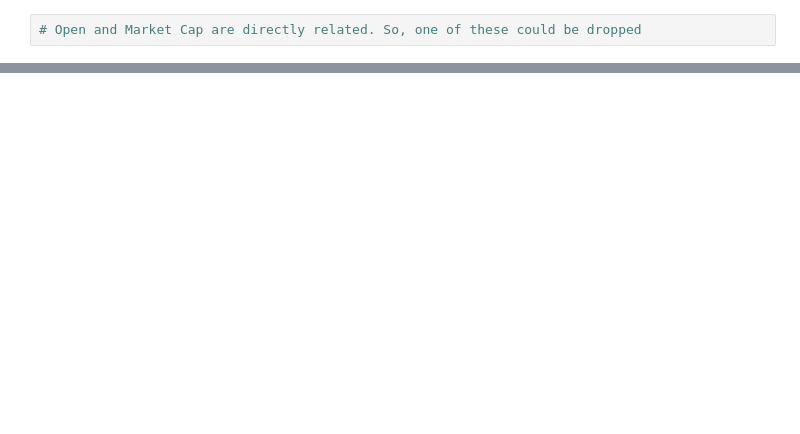
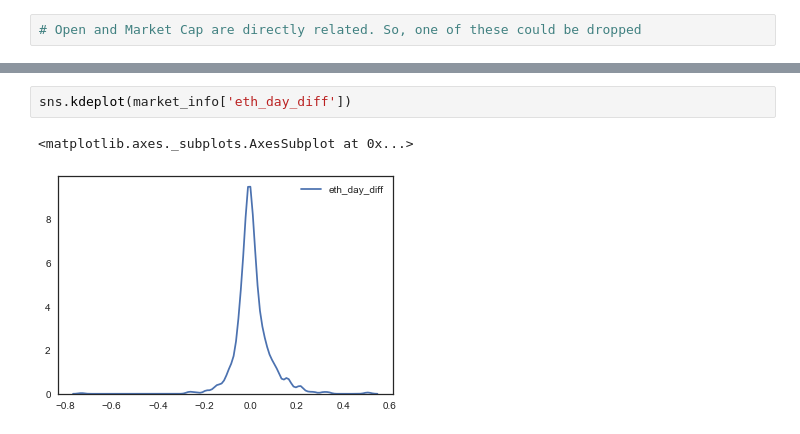
Before and after one commit to opraveen/machine-learning, a Jupyter notebook: projects/capstone/capstone.ipynb, the cells around one changed output, grey strips where cells are left out. Saved outputs shown, nothing was run; the diff lists cells and outputs as text; blank space fills up the shorter version.

```diff
--- a/projects/capstone/capstone.ipynb
+++ b/projects/capstone/capstone.ipynb
@@ -115,0 +127,5 @@ sns.pairplot(bitcoin_market_info)
+# %%
+sns.kdeplot(market_info['eth_day_diff'])
+# %% [output]
+<matplotlib.axes._subplots.AxesSubplot at 0x...>
+[figure, added]
```
Also changed, not shown: parts of 35 cells of this notebook, 2 other files.
